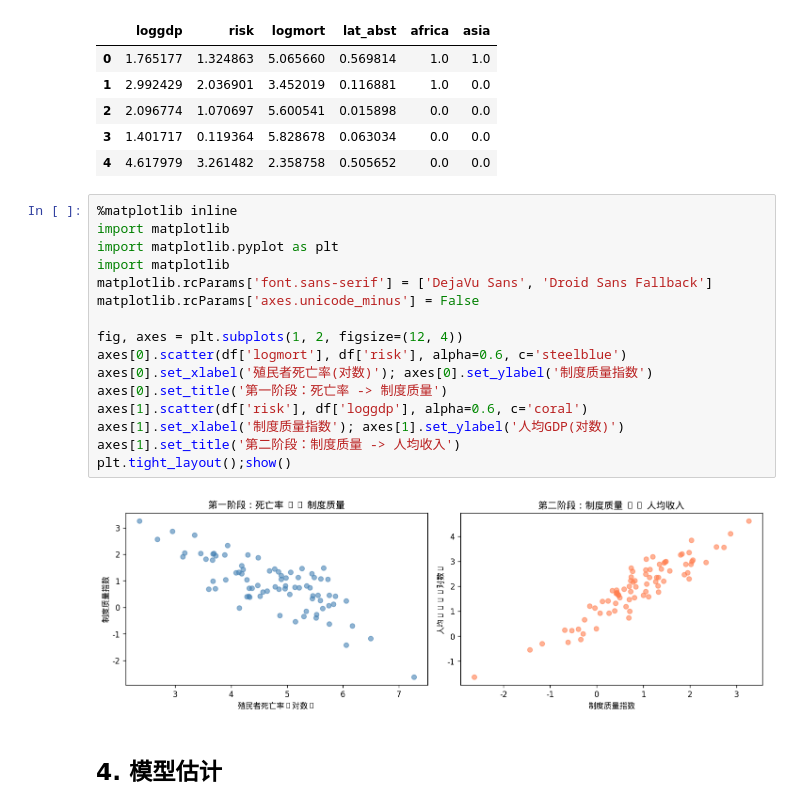
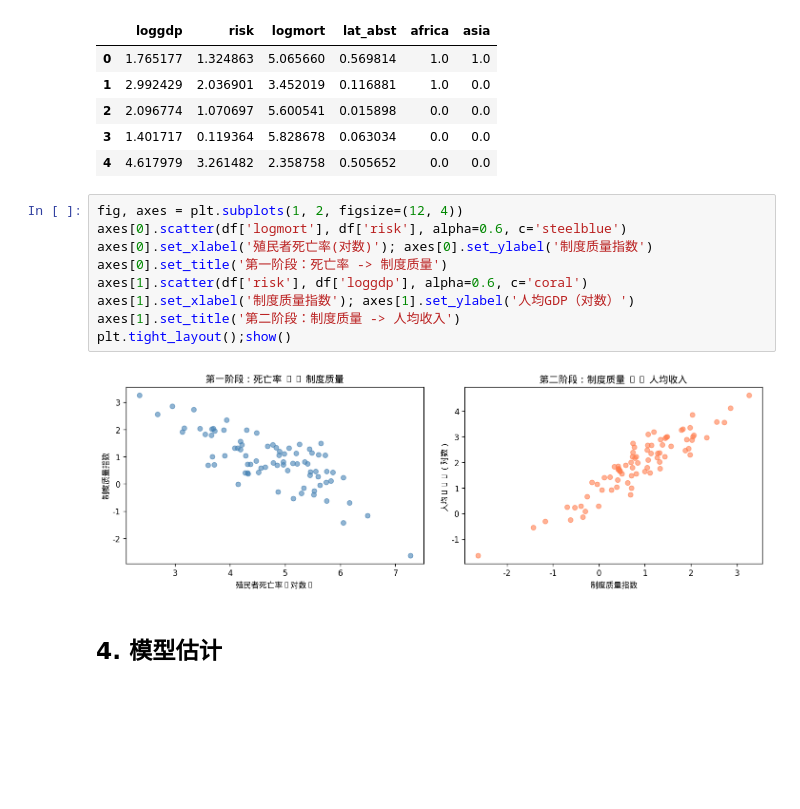
Before and after one commit to mofs0/EconometricsML, a Jupyter notebook: notebooks/traditional/T03_IV_制度质量与经济发展.ipynb, the cells around one changed output. Saved outputs shown, nothing was run; the diff lists cells and outputs as text; blank space fills up the shorter version.

```diff
--- a/notebooks/traditional/T03_IV_制度质量与经济发展.ipynb
+++ b/notebooks/traditional/T03_IV_制度质量与经济发展.ipynb
@@ -143,23 +143,16 @@ max     4.618   3.261    7.270     0.678   1.000   1.000
 | 3 | 1.401717 | 0.119364 | 5.828678 | 0.063034 | 0.0 | 0.0 |
 | 4 | 4.617979 | 3.261482 | 2.358758 | 0.505652 | 0.0 | 0.0 |
 # %%
-%matplotlib inline
-import matplotlib
-import matplotlib.pyplot as plt
-import matplotlib
-matplotlib.rcParams['font.sans-serif'] = ['DejaVu Sans', 'Droid Sans Fallback']
-matplotlib.rcParams['axes.unicode_minus'] = False
-
 fig, axes = plt.subplots(1, 2, figsize=(12, 4))
 axes[0].scatter(df['logmort'], df['risk'], alpha=0.6, c='steelblue')
 axes[0].set_xlabel('殖民者死亡率(对数)'); axes[0].set_ylabel('制度质量指数')
 axes[0].set_title('第一阶段：死亡率 -> 制度质量')
 axes[1].scatter(df['risk'], df['loggdp'], alpha=0.6, c='coral')
-axes[1].set_xlabel('制度质量指数'); axes[1].set_ylabel('人均GDP(对数)')
+axes[1].set_xlabel('制度质量指数'); axes[1].set_ylabel('人均GDP（对数）')
 axes[1].set_title('第二阶段：制度质量 -> 人均收入')
 plt.tight_layout();show()
 # %% [output]
-[figure, old version]
+[figure, new version]
 # %% [markdown]
 ## 4. 模型估计
 # %%
```
Also changed, not shown: parts of 1 cell of this notebook, 11 other files.
